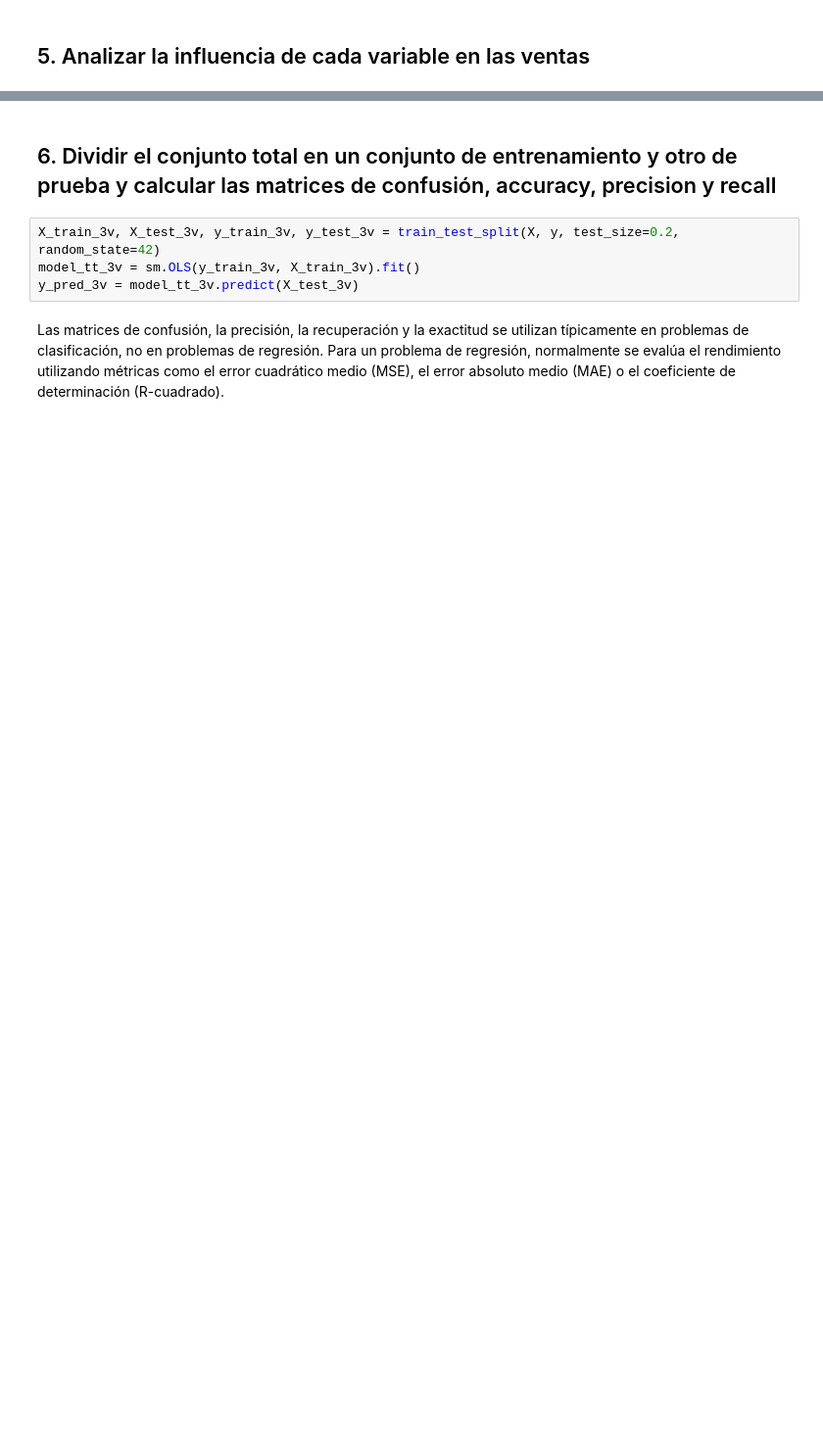
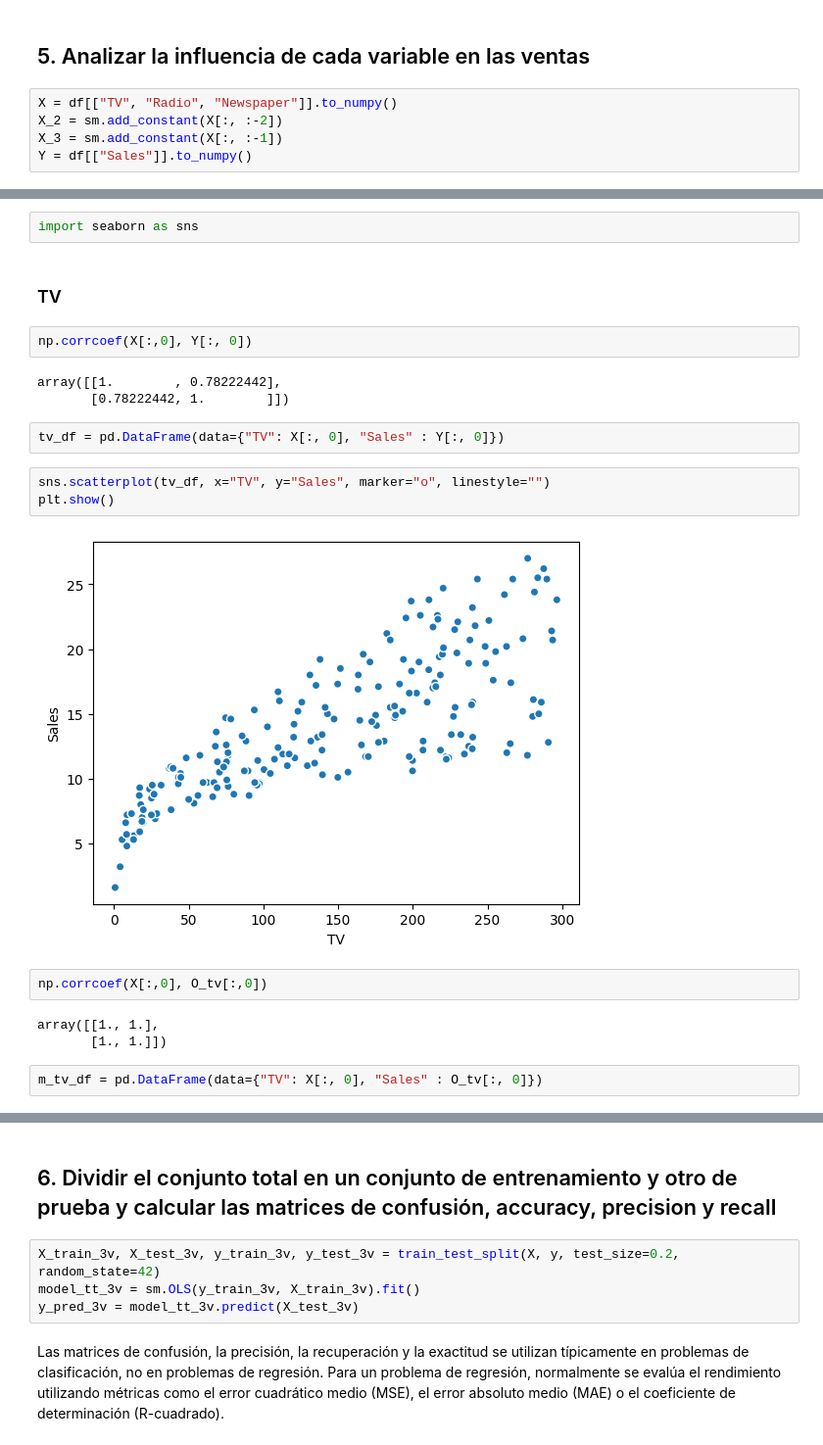
Before and after one commit to milalangone/unsupervised_advertising, a Jupyter notebook: regression_sales_analysis.ipynb, the cells around one changed output, grey strips where cells are left out. Shown at 98% size. Saved outputs shown, nothing was run; the diff lists cells and outputs as text; blank space fills up the shorter version.

```diff
--- a/regression_sales_analysis.ipynb
+++ b/regression_sales_analysis.ipynb
@@ -244,3 +244,8 @@ P-value for normality test: 0.7669918486954739
 Los residuos están distribuidos de manera normal
 # %% [markdown]
 ## 5. Analizar la influencia de cada variable en las ventas
+# %%
+X = df[["TV", "Radio", "Newspaper"]].to_numpy()
+X_2 = sm.add_constant(X[:, :-2])
+X_3 = sm.add_constant(X[:, :-1])
+Y = df[["Sales"]].to_numpy()
@@ -246,0 +296,23 @@ Los residuos están distribuidos de manera normal
+# %%
+import seaborn as sns
+# %% [markdown]
+### TV
+# %%
+np.corrcoef(X[:,0], Y[:, 0])
+# %% [output]
+array([[1.        , 0.78222442],
+       [0.78222442, 1.        ]])
+# %%
+tv_df = pd.DataFrame(data={"TV": X[:, 0], "Sales" : Y[:, 0]})
+# %%
+sns.scatterplot(tv_df, x="TV", y="Sales", marker="o", linestyle="")
+plt.show()
+# %% [output]
+[figure, added]
+# %%
+np.corrcoef(X[:,0], O_tv[:,0])
+# %% [output]
+array([[1., 1.],
+       [1., 1.]])
+# %%
+m_tv_df = pd.DataFrame(data={"TV": X[:, 0], "Sales" : O_tv[:, 0]})
```
Also changed, not shown: parts of 35 cells of this notebook.
